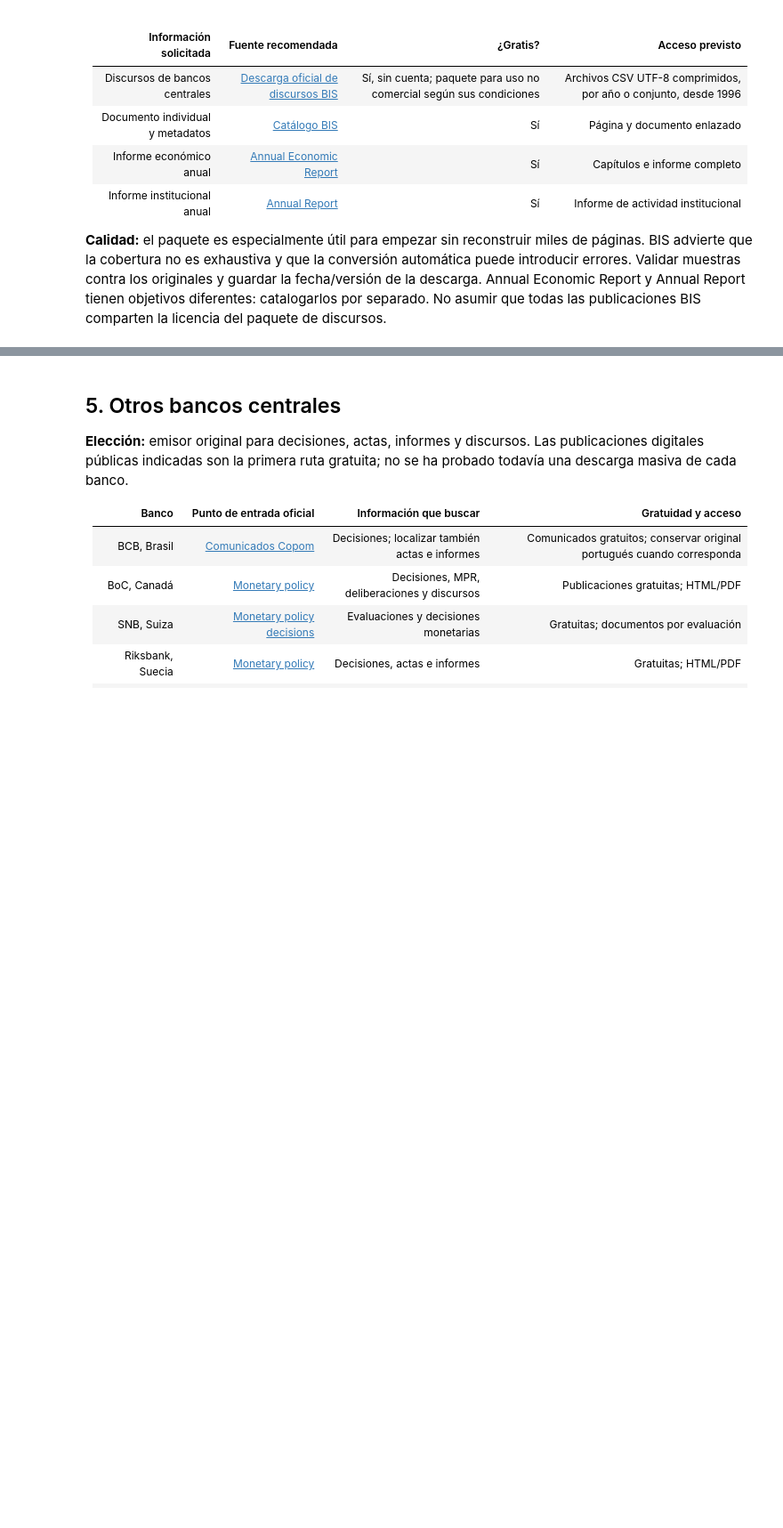
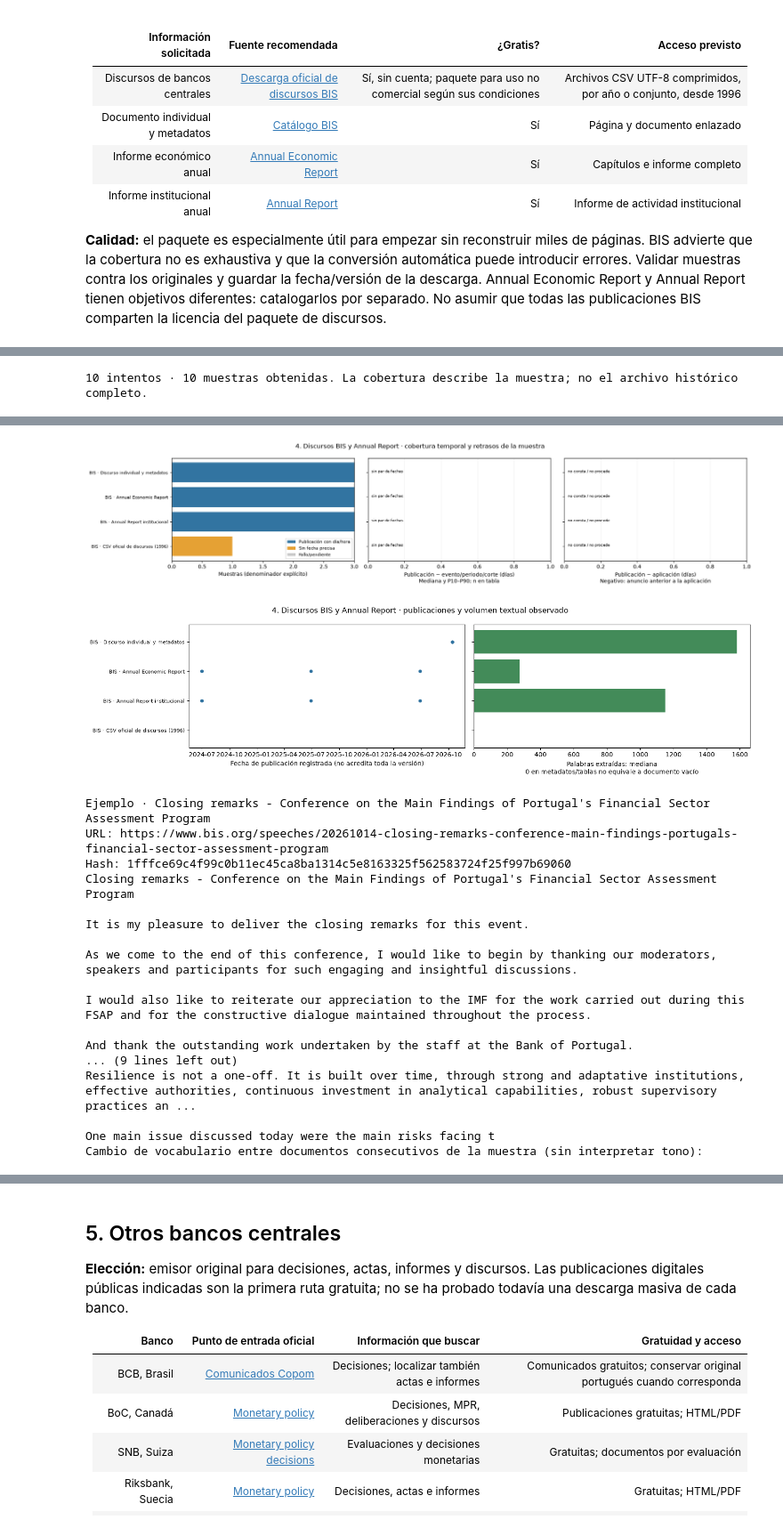
Before and after one commit to Romequinco/PRUEBAS_DETECCION_REGIMENES_DE_MERCADO_TFM, a Jupyter notebook: notebooks/01_fuentes_prioridad_gratuita.ipynb, the cells around one changed output, grey strips where cells are left out. Shown at 89% size. Drawn from its saved outputs; the diff is of its cells as text; code cells hidden in the pictures; blank space fills up the shorter version.

```diff
--- a/notebooks/01_fuentes_prioridad_gratuita.ipynb
+++ b/notebooks/01_fuentes_prioridad_gratuita.ipynb
@@ -101,0 +386,4 @@ Las cantidades, tamaños y estados OK/MIXTO/BLOQUEADA de la captura son referenc
+# %%
+resumen_04 = mostrar_apartado(sonda, 4, '4. Discursos BIS y Annual Report')
+# %% [output]
+10 intentos · 10 muestras obtenidas. La cobertura describe la muestra; no el archivo histórico completo.
@@ -101,0 +406,19 @@ Las cantidades, tamaños y estados OK/MIXTO/BLOQUEADA de la captura son referenc
+[figure, added]
+[figure, added]
+Ejemplo · Closing remarks - Conference on the Main Findings of Portugal's Financial Sector Assessment Program
+URL: https://www.bis.org/speeches/20261014-closing-remarks-conference-main-findings-portugals-financial-sector-assessment-program
+Hash: 1fffce69c4f99c0b11ec45ca8ba1314c5e8163325f562583724f25f997b69060
+Closing remarks - Conference on the Main Findings of Portugal's Financial Sector Assessment Program
+
+It is my pleasure to deliver the closing remarks for this event.
+
+As we come to the end of this conference, I would like to begin by thanking our moderators, speakers and participants for such engaging and insightful discussions.
+
+I would also like to reiterate our appreciation to the IMF for the work carried out during this FSAP and for the constructive dialogue maintained throughout the process.
+
+And thank the outstanding work undertaken by the staff at the Bank of Portugal.
+... (9 lines left out)
+Resilience is not a one-off. It is built over time, through strong and adaptative institutions, effective authorities, continuous investment in analytical capabilities, robust supervisory practices an ...
+
+One main issue discussed today were the main risks facing t
+Cambio de vocabulario entre documentos consecutivos de la muestra (sin interpretar tono):
```
Also changed, not shown: parts of 54 cells of this notebook, 22 other files.
